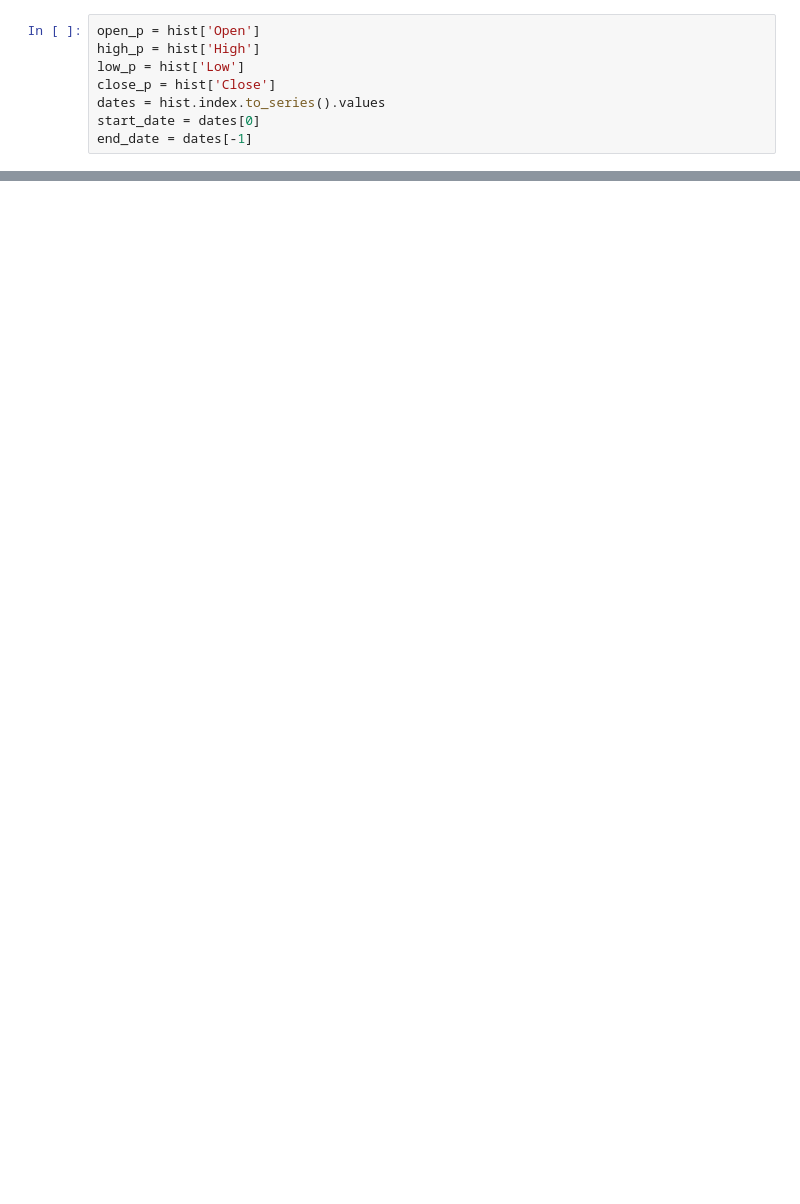
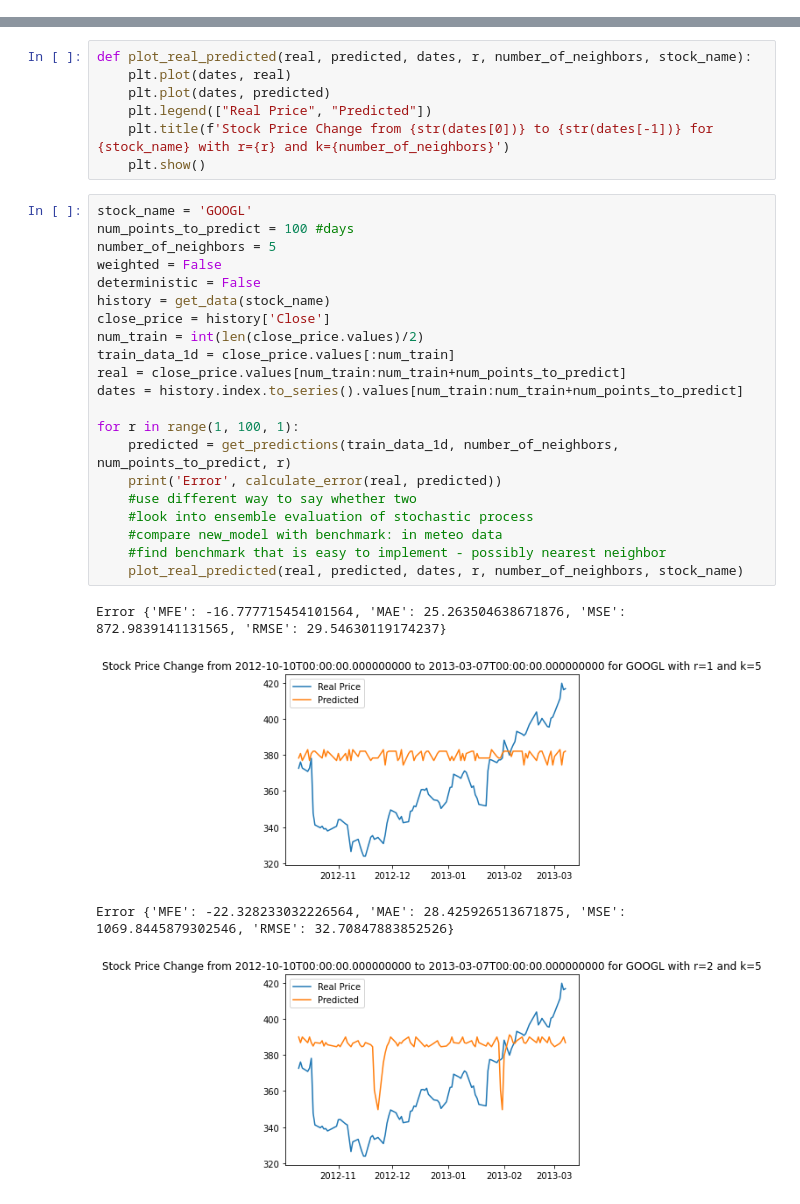
Before and after one commit to nurpeiis/Stock-Prediction, a Jupyter notebook: visualization.ipynb, the cells around one changed output, grey strips where cells are left out. Saved outputs shown, nothing was run; the diff lists cells and outputs as text; blank space fills up the shorter version.

Commit message:
Implement rap, evaluate, get_data and visualization

```diff
--- a/visualization.ipynb
+++ b/visualization.ipynb
@@ -107,8 +0,0 @@ Error: {'MFE': -23.965426181225066, 'MAE': 51.91996964567701, 'MSE': 4973.528882
-# %%
-open_p = hist['Open']
-high_p = hist['High']
-low_p = hist['Low']
-close_p = hist['Close']
-dates = hist.index.to_series().values
-start_date = dates[0]
-end_date = dates[-1]
@@ -118,0 +7,33 @@ name = 'Google'
+# %%
+def plot_real_predicted(real, predicted, dates, r, number_of_neighbors, stock_name):
+    plt.plot(dates, real)
+    plt.plot(dates, predicted)
+    plt.legend(["Real Price", "Predicted"])
+    plt.title(f'Stock Price Change from {str(dates[0])} to {str(dates[-1])} for {stock_name} with r={r} and k={number_of_neighbors}')
+    plt.show()
+# %%
+stock_name = 'GOOGL'
+num_points_to_predict = 100 #days
+number_of_neighbors = 5
+weighted = False
+deterministic = False
+history = get_data(stock_name)
+close_price = history['Close']
+num_train = int(len(close_price.values)/2)
+train_data_1d = close_price.values[:num_train]
+real = close_price.values[num_train:num_train+num_points_to_predict]
+dates = history.index.to_series().values[num_train:num_train+num_points_to_predict]
+
+for r in range(1, 100, 1):
+    predicted = get_predictions(train_data_1d, number_of_neighbors, num_points_to_predict, r)
+    print('Error', calculate_error(real, predicted))
+    #use different way to say whether two
+    #look into ensemble evaluation of stochastic process
+    #compare new_model with benchmark: in meteo data
+    #find benchmark that is easy to implement - possibly nearest neighbor
+    plot_real_predicted(real, predicted, dates, r, number_of_neighbors, stock_name)
+# %% [output]
+Error {'MFE': -16.777715454101564, 'MAE': 25.263504638671876, 'MSE': 872.9839141131565, 'RMSE': 29.54630119174237}
+[figure, added]
+Error {'MFE': -22.328233032226564, 'MAE': 28.425926513671875, 'MSE': 1069.8445879302546, 'RMSE': 32.70847883852526}
+[figure, added]
```
Also changed, not shown: parts of 9 cells of this notebook, 5 other files.
